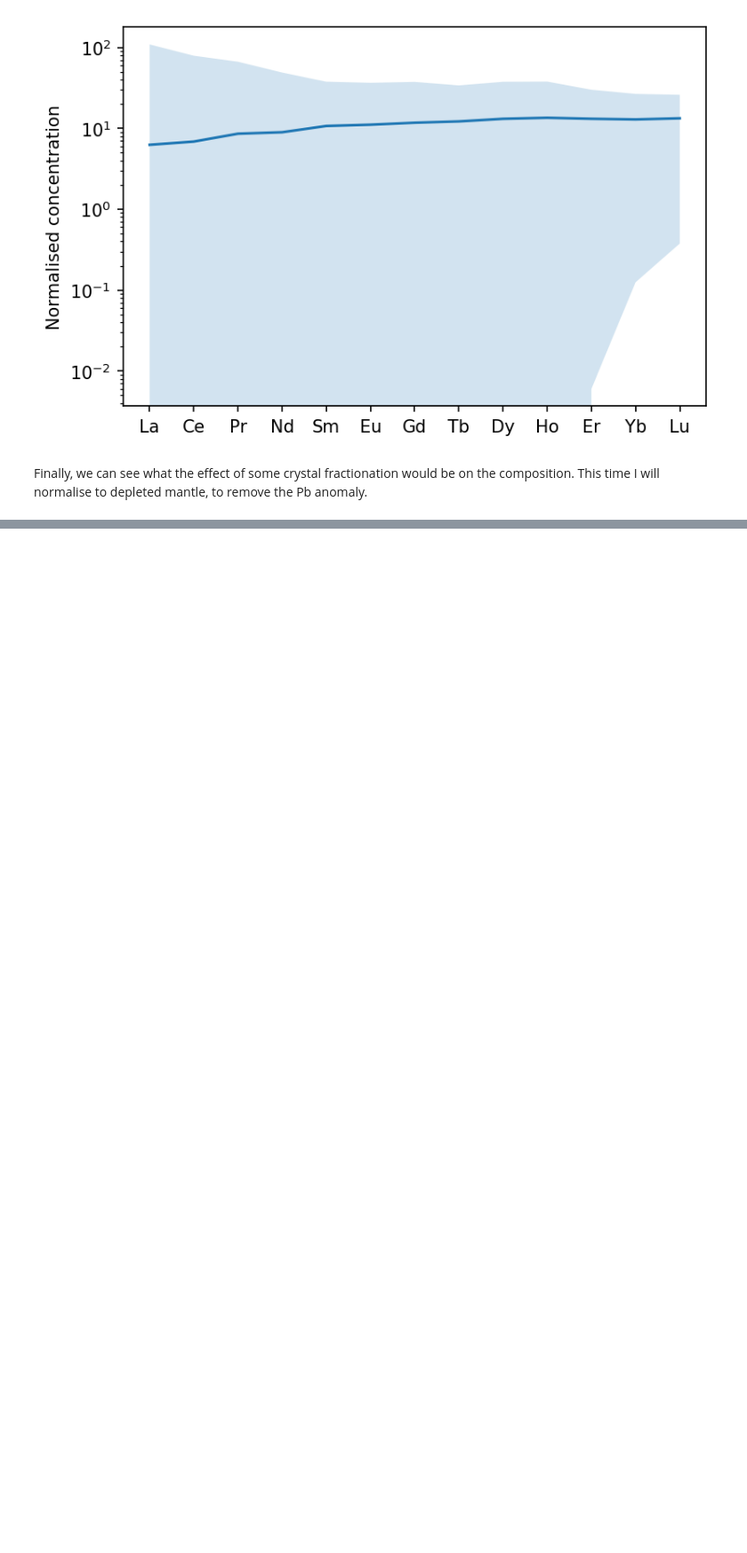
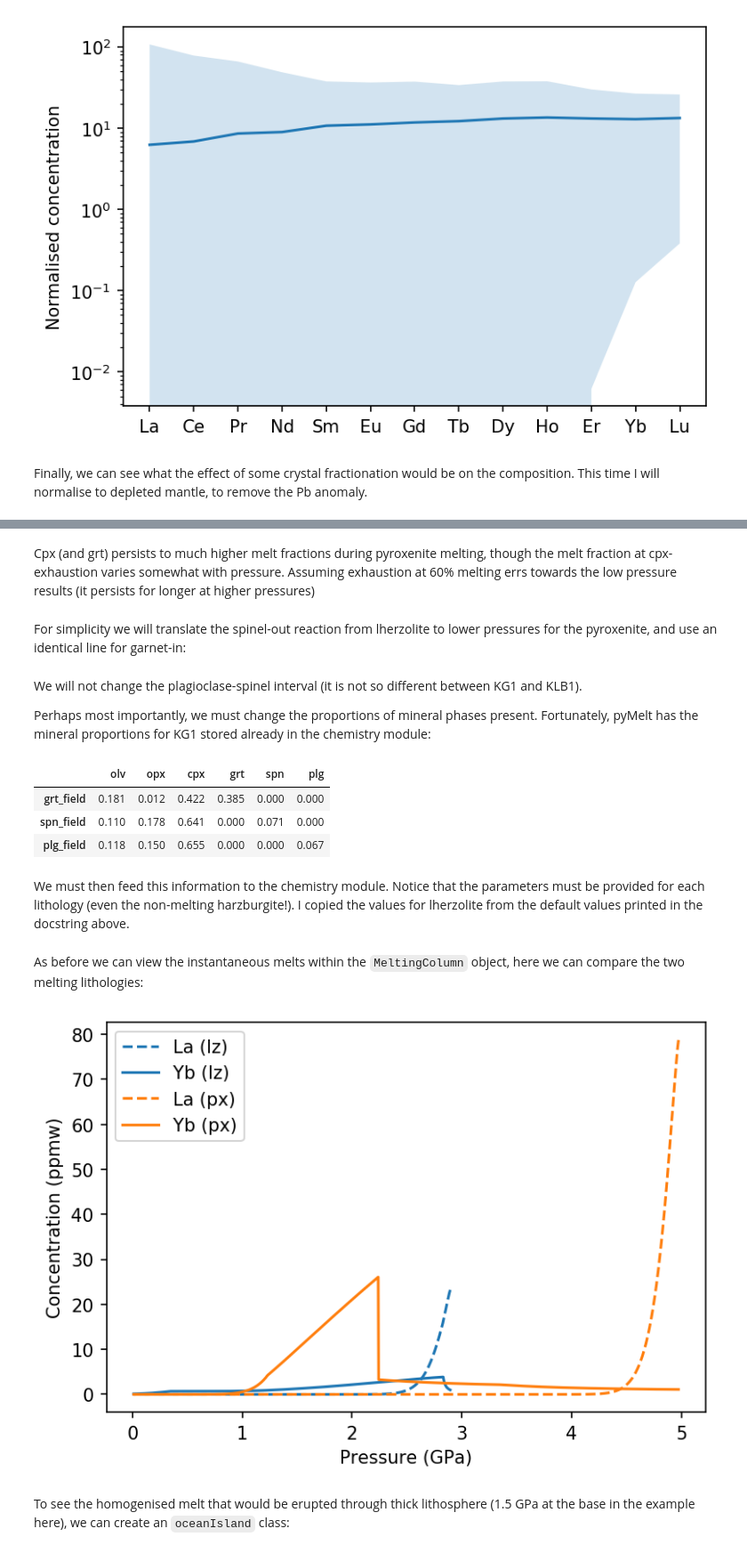
Before and after one commit to simonwmatthews/pyMelt, a Jupyter notebook: docs/tutorial/tutorial3.ipynb, the cells around one changed output, grey strips where cells are left out. Shown: that part at 89% size. Drawn from its saved outputs; the diff is of its cells as text; code cells hidden in the pictures; blank space fills up the shorter version.

```diff
--- a/docs/tutorial/tutorial3.ipynb
+++ b/docs/tutorial/tutorial3.ipynb
@@ -99,0 +106,5 @@ Crystallising olivine and plagioclase has enriched the melt in trace elements, w
+# %%
+px = m.lithologies.matthews.kg1()
+hz = m.lithologies.shorttle.harzburgite()
+mantle = m.Mantle([lz, px, hz], [0.7, 0.2, 0.1], ['lz','px','hz'])
+oi_col = mantle.AdiabaticMelt(1480.0)
@@ -99,0 +183,2 @@ Crystallising olivine and plagioclase has enriched the melt in trace elements, w
+# %% [markdown]
+Cpx (and grt) persists to much higher melt fractions during pyroxenite melting, though the melt fraction at cpx-exhaustion varies somewhat with pressure. Assuming exhaustion at 60% melting errs towards the low pressure results (it persists for longer at higher pressures)
@@ -99,0 +187,2 @@ Crystallising olivine and plagioclase has enriched the melt in trace elements, w
+# %% [markdown]
+For simplicity we will translate the spinel-out reaction from lherzolite to lower pressures for the pyroxenite, and use an identical line for garnet-in:
@@ -99,0 +192,13 @@ Crystallising olivine and plagioclase has enriched the melt in trace elements, w
+# %% [markdown]
+We will not change the plagioclase-spinel interval (it is not so different between KG1 and KLB1).
+
+Perhaps most importantly, we must change the proportions of mineral phases present. Fortunately, pyMelt has the mineral proportions for KG1 stored already in the chemistry module:
+# %%
+m.chemistry.kg1_MineralProportions
+# %% [output]
+|  | olv | opx | cpx | grt | spn | plg |
+| grt_field | 0.181 | 0.012 | 0.422 | 0.385 | 0.000 | 0.000 |
+| spn_field | 0.110 | 0.178 | 0.641 | 0.000 | 0.071 | 0.000 |
+| plg_field | 0.118 | 0.150 | 0.655 | 0.000 | 0.000 | 0.067 |
+# %% [markdown]
+We must then feed this information to the chemistry module. Notice that the parameters must be provided for each lithology (even the non-melting harzburgite!). I copied the values for lherzolite from the default values printed in the docstring above.
@@ -99,0 +222,18 @@ Crystallising olivine and plagioclase has enriched the melt in trace elements, w
+# %% [markdown]
+As before we can view the instantaneous melts within the `MeltingColumn` object, here we can compare the two melting lithologies:
+# %%
+f, a = plt.subplots(dpi=150)
+a.plot(oi_col.P, oi_col.lithologies['lz']['La'], label='La (lz)', ls='--', c='C0')
+a.plot(oi_col.P, oi_col.lithologies['lz']['Yb'], label='Yb (lz)', ls='-', c='C0')
+
+a.plot(oi_col.P, oi_col.lithologies['px']['La'], label='La (px)', ls='--', c='C1')
+a.plot(oi_col.P, oi_col.lithologies['px']['Yb'], label='Yb (px)', ls='-', c='C1')
+
+a.set_ylabel('Concentration (ppmw)')
+a.set_xlabel('Pressure (GPa)')
+a.legend()
+plt.show()
+# %% [output]
+[figure, added]
+# %% [markdown]
+To see the homogenised melt that would be erupted through thick lithosphere (1.5 GPa at the base in the example here), we can create an `oceanIsland` class:
```
Also changed, not shown: parts of 23 cells of this notebook, 4 other files.
